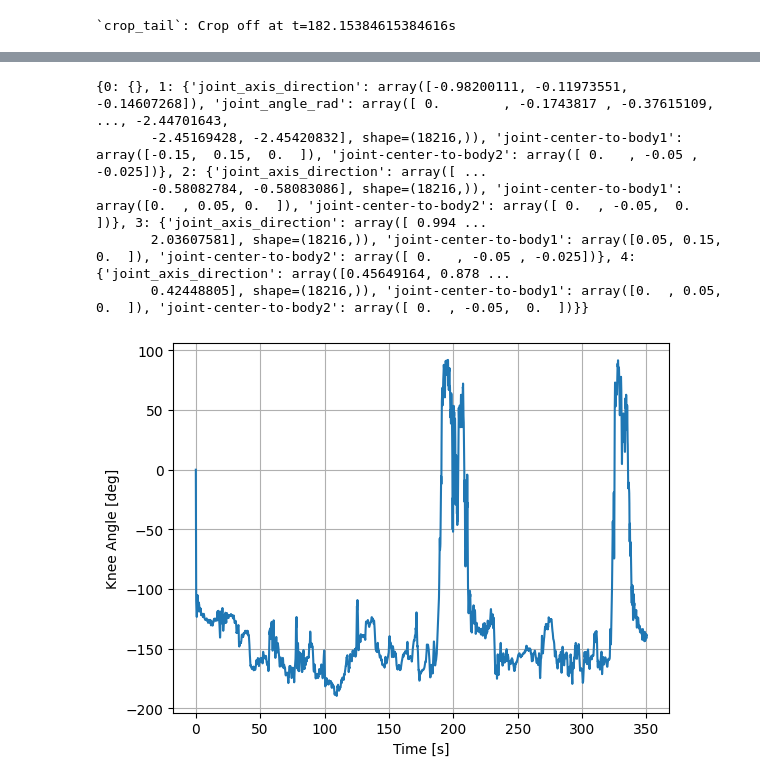
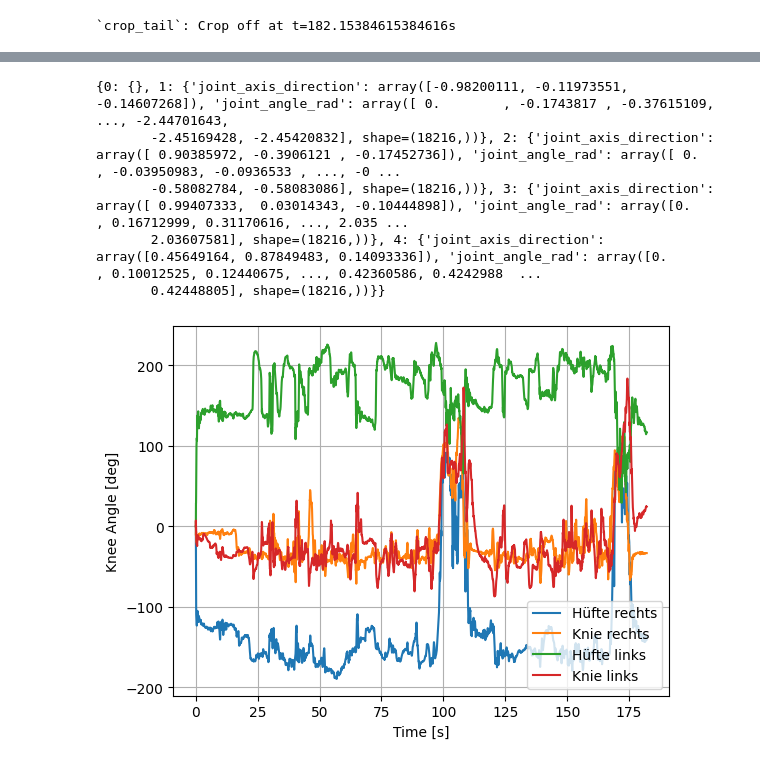
Before and after one commit to kubilaygoenueltas/IOE-Algo-compare, a Jupyter notebook: imt-main/examples/IMT_knee_angle_tracking_jupyter.ipynb, the cells around one changed output, grey strips where cells are left out. Cells and saved outputs as stored; diff of their text form; code cells hidden in the pictures.

```diff
--- a/imt-main/examples/IMT_knee_angle_tracking_jupyter.ipynb
+++ b/imt-main/examples/IMT_knee_angle_tracking_jupyter.ipynb
@@ -30,9 +29,10 @@ imu_data[0] = dict(
 # %%
 rel_method = imt.methods.RING(axes_directions=np.array([1.0, 0, 0]))
 graph = [-1, 0, 1, 0, 3]
+Ts=0.01
 solver = imt.Solver(graph, [imt.methods.VQF(offline=True)] +
                     #[imt.wrappers.JointTracker1D(imt.wrappers.LPF(imt.wrappers.JointPosition(imt.wrappers.FractualStepping(rel_method, 100), dof_is_1d=True), quat_f_cutoff=2))] * 4, 0.01)
-                    [imt.wrappers.JointTracker1D(rel_method)] * 4, 0.01)
+                    [imt.wrappers.JointTracker1D(rel_method)] * 4, Ts=Ts)
 qhat, extras = solver.step(
     imu_data
 )
@@ -50,20 +40,24 @@ solver.print_graph()
 print(extras)
 # %% [output]
 {0: {}, 1: {'joint_axis_direction': array([-0.98200111, -0.11973551, -0.14607268]), 'joint_angle_rad': array([ 0.        , -0.1743817 , -0.37615109, ..., -2.44701643,
-       -2.45169428, -2.45420832], shape=(18216,)), 'joint-center-to-body1': array([-0.15,  0.15,  0.  ]), 'joint-center-to-body2': array([ 0.   , -0.05 , -0.025])}, 2: {'joint_axis_direction': array([ ...
-       -0.58082784, -0.58083086], shape=(18216,)), 'joint-center-to-body1': array([0.  , 0.05, 0.  ]), 'joint-center-to-body2': array([ 0.  , -0.05,  0.  ])}, 3: {'joint_axis_direction': array([ 0.994 ...
-       2.03607581], shape=(18216,)), 'joint-center-to-body1': array([0.05, 0.15, 0.  ]), 'joint-center-to-body2': array([ 0.   , -0.05 , -0.025])}, 4: {'joint_axis_direction': array([0.45649164, 0.878 ...
-       0.42448805], shape=(18216,)), 'joint-center-to-body1': array([0.  , 0.05, 0.  ]), 'joint-center-to-body2': array([ 0.  , -0.05,  0.  ])}}
+       -2.45169428, -2.45420832], shape=(18216,))}, 2: {'joint_axis_direction': array([ 0.90385972, -0.3906121 , -0.17452736]), 'joint_angle_rad': array([ 0.        , -0.03950983, -0.0936533 , ..., -0 ...
+       -0.58082784, -0.58083086], shape=(18216,))}, 3: {'joint_axis_direction': array([ 0.99407333,  0.03014343, -0.10444898]), 'joint_angle_rad': array([0.        , 0.16712999, 0.31170616, ..., 2.035 ...
+       2.03607581], shape=(18216,))}, 4: {'joint_axis_direction': array([0.45649164, 0.87849483, 0.14093336]), 'joint_angle_rad': array([0.        , 0.10012525, 0.12440675, ..., 0.42360586, 0.4242988  ...
+       0.42448805], shape=(18216,))}}
 # %%
 T = qhat[0].shape[0]
-ts = np.arange(T)*Ts
-plt.plot(ts, np.rad2deg(extras[1]["joint_angle_rad"]))
+ts = np.arange(T)*0.01
+plt.plot(ts, np.rad2deg(extras[1]["joint_angle_rad"]), label="Hüfte rechts")
+plt.plot(ts, np.rad2deg(extras[2]["joint_angle_rad"]), label="Knie rechts")
+plt.plot(ts, np.rad2deg(extras[3]["joint_angle_rad"]), label="Hüfte links")
+plt.plot(ts, np.rad2deg(extras[4]["joint_angle_rad"]), label="Knie links")
 plt.grid()
+plt.legend()
 plt.ylabel("Knee Angle [deg]")
 plt.xlabel("Time [s]")
 plt.show()
 # %% [output]
-[figure, old version]
+[figure, new version]
 # %%
 # show only the first 10 seconds
 extras[1]["joint-center-to-body1"] = np.array([-0.5, 0.15, 0])
```
Also changed, not shown: parts of 2 cells of this notebook.
